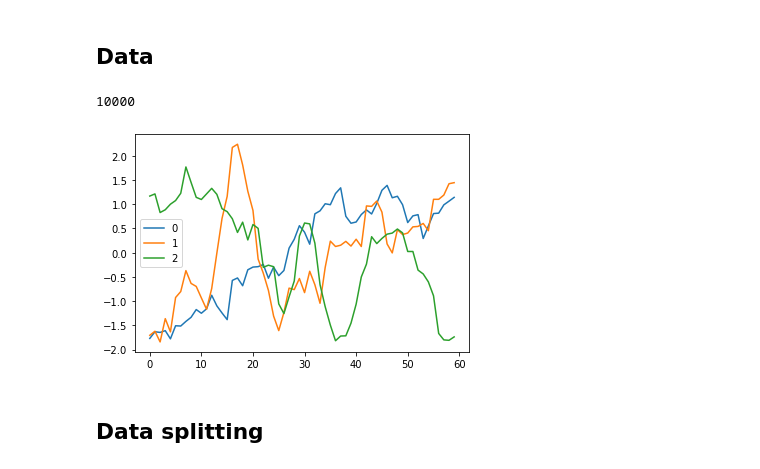
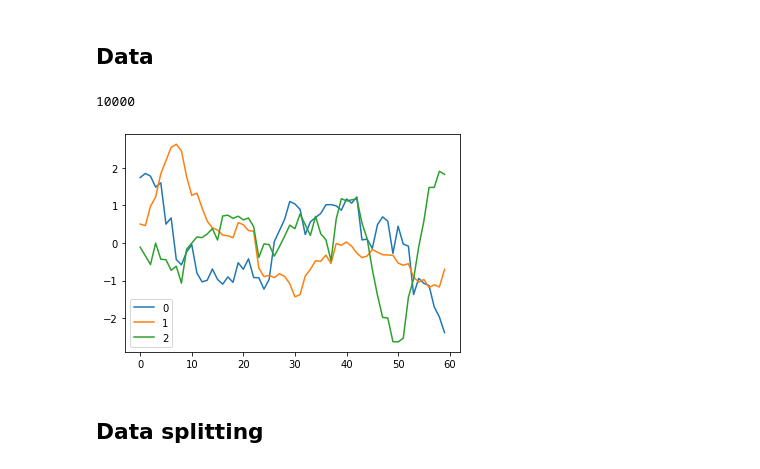
Before and after one commit to LorenzoBuriola/LoCP_moduleB, a Jupyter notebook: Week3/FPGheArt_exercise3.ipynb, the cells around one changed output. Cells and saved outputs as stored; diff of their text form; code cells hidden in the pictures.

```diff
--- a/Week3/FPGheArt_exercise3.ipynb
+++ b/Week3/FPGheArt_exercise3.ipynb
@@ -102,27 +102,27 @@ def compile_model(reg = regularizers.l2, PoolType = keras.layers.MaxPooling1D, P
 # %% [markdown]
 ## Data
 # %%
-str0 = "ts_L60_Z12_A500_DX50_bias5_N10000"
+str0 = "ts_L60_Z12_A500.0_DX50_bias5_N10000"
 
 fnamex = "DATA/x_"+str0+".csv"
 fnamey = "DATA/y_"+str0+".csv"
 
 x = np.asarray(pd.read_csv(fnamex, header = None))
 
 N = len(x)
 print(N)
 
 scaler = StandardScaler()
 x_std =  scaler.fit_transform(x.T).T
 
 plt.plot(x_std[0], label = '0')
 plt.plot(x_std[1], label = '1')
 plt.plot(x_std[2], label = '2')
 plt.legend()
 plt.show()
 # %% [output]
 10000
-[figure, old version]
+[figure, new version]
 # %%
 categ  = np.asarray(pd.read_csv(fnamey, header = None), dtype = int)
 y = to_categorical(categ)
```
Also changed, not shown: parts of 22 cells of this notebook.
